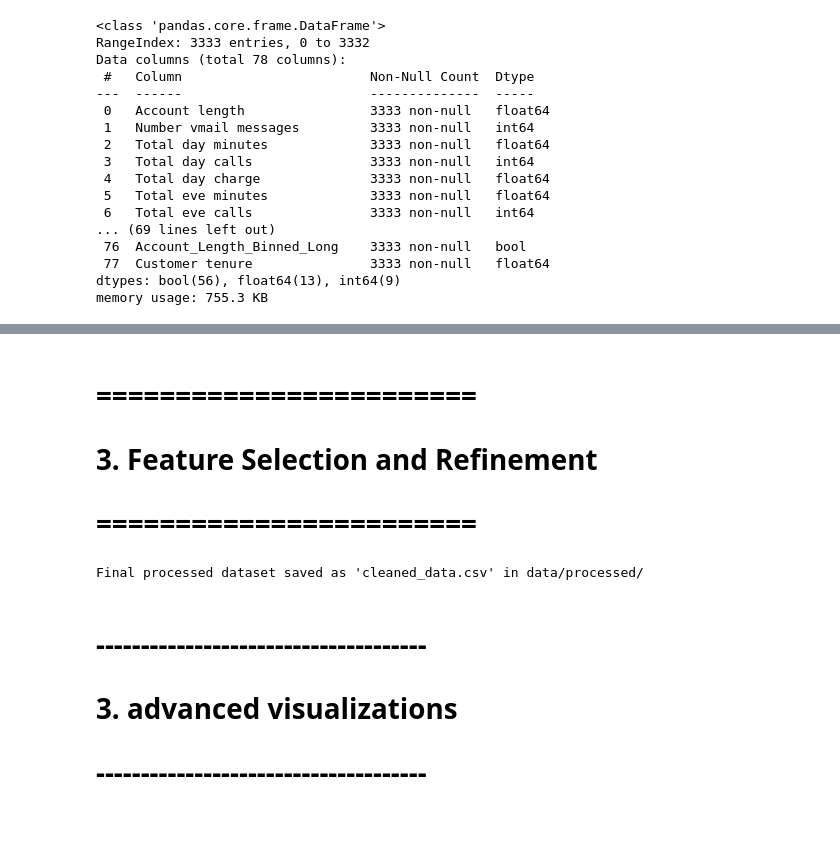
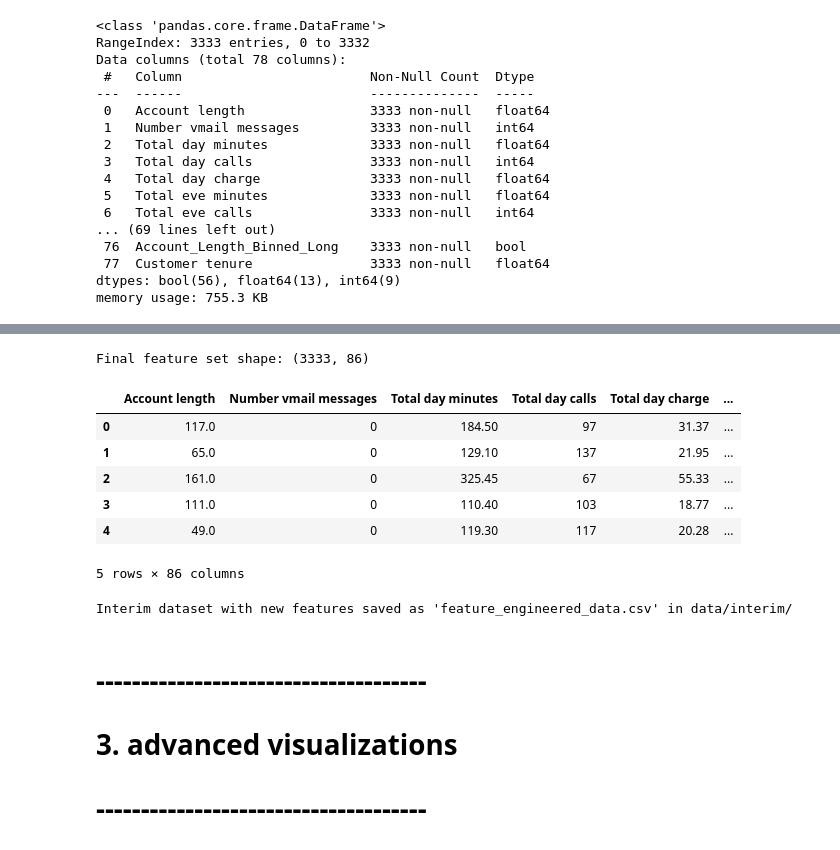
Before and after one commit to Reemsoliiman/customer-churn-prediction-analysis, a Jupyter notebook: notebooks/02_feature_engineering.ipynb, the cells around one changed output, grey strips where cells are left out. Cells and saved outputs as stored; diff of their text form; code cells hidden in the pictures.

```diff
--- a/notebooks/02_feature_engineering.ipynb
+++ b/notebooks/02_feature_engineering.ipynb
@@ -207,16 +109,0 @@ State_OR: p-value=1.0000 --> Not Significant
-# %%
-## Summarize Significant Features
-# Combine significant features from t-tests and chi-square tests
-significant_features = pd.concat([
-    pd.DataFrame({
-        'Feature': list(significant_features_ttest.keys()),
-        'Test': 'T-test',
-        'P-Value': list(significant_features_ttest.values())
-    }),
-    chi2_df[chi2_df['p-value'] < 0.05][['Feature', 'p-value']].rename(columns={'p-value': 'P-Value'}).assign(Test='Chi-Square')
-]).reset_index(drop=True)
-significant_features['P-Value'] = significant_features['P-Value'].round(4)
-
-# Display summary
-print("\nSummary of Significant Features (p < 0.05):")
-display(significant_features)
@@ -515,0 +110,17 @@ Feature Selection Summary:
+# %%
+# Visualize significant features with countplot
+plt.figure(figsize=(15, 10))
+n_cols = 2
+n_rows = int(np.ceil(len(significant_features) / n_cols))
+
+for i, row in enumerate(significant_features.itertuples(), 1):
+    col = row.Feature
+    plt.subplot(n_rows, n_cols, i)
+    sns.countplot(data=df, x=col, hue='Churn', palette='Set2')
+    plt.title(f'Churn Distribution for {col}')
+    plt.xticks(rotation=45 if 'State' in col else 0)  # Rotate x-labels for State columns
+    plt.legend(title='Churn', labels=['False', 'True'])
+
+plt.tight_layout()
+plt.savefig(f'../visualizations/enhanced/countplot_significant_features.png')
+plt.show()
@@ -567,7 +311,3 @@ df['Calls per tenure'] = df['Total_Calls'] / df['Customer tenure']
 #Log transform highly skewed features
 for col in ['Total_Minutes', 'average daily usage', 'Average minutes per call']:
     df[f'log_{col.replace(" ", "_").lower()}'] = np.log1p(df[col])  # log1p handles zeros safely
-# %%
-# Create tenure groups
-df['Tenure_Group'] = pd.cut(df['Customer tenure'], bins=[0, 12, 24, 36, 48, 60, 72],
-                            labels=['0-12', '13-24', '25-36', '37-48', '49-60', '61-72'])
@@ -587 +335,4 @@ df_scaled[numeric_features] = scaler.fit_transform(df[numeric_features])
+# %%
+#One-hot encode binary categorical variables(already encoded in milestone 1)
+df_encoded =df_scaled
 # %%
@@ -591,13 +358,21 @@ df_scaled.shape
-# %% [markdown]
-# ========================
-# 3. Feature Selection and Refinement
-# ========================
+# %%
+print("Final feature set shape:", df_encoded.shape)
+df_encoded.head()
+# %% [output]
+Final feature set shape: (3333, 86)
+|  | Account length | Number vmail messages | Total day minutes | Total day calls | Total day charge | ... |
+| 0 | 117.0 | 0 | 184.50 | 97 | 31.37 | ... |
+| 1 | 65.0 | 0 | 129.10 | 137 | 21.95 | ... |
+| 2 | 161.0 | 0 | 325.45 | 67 | 55.33 | ... |
+| 3 | 111.0 | 0 | 110.40 | 103 | 18.77 | ... |
+| 4 | 49.0 | 0 | 119.30 | 117 | 20.28 | ... |
+5 rows × 86 columns
 # %%
-# Save dataset with new features
-df_scaled.to_csv('../data/processed/cleaned_data.csv', index=False)
-print("Final processed dataset saved as 'cleaned_data.csv' in data/processed/")
+# Save interim dataset with new features
+df_encoded.to_csv('../data/interim/feature_engineered_data.csv', index=False)
+print("Interim dataset with new features saved as 'feature_engineered_data.csv' in data/interim/")
 # %% [output]
-Final processed dataset saved as 'cleaned_data.csv' in data/processed/
+Interim dataset with new features saved as 'feature_engineered_data.csv' in data/interim/
 # %% [markdown]
 # -------------------------------------
 # 3. advanced visualizations
```
Also changed, not shown: parts of 30 cells of this notebook, 15 other files.
